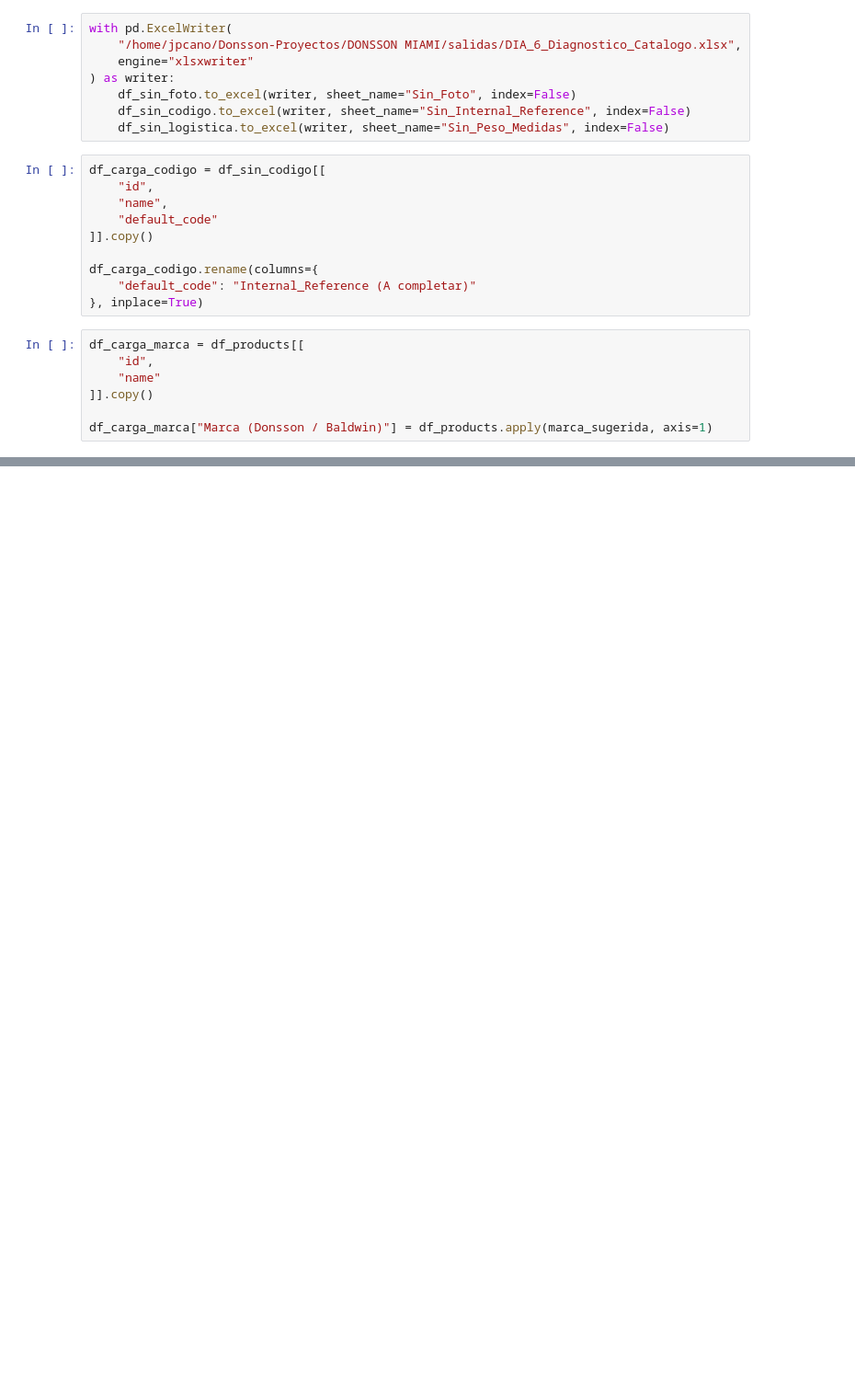
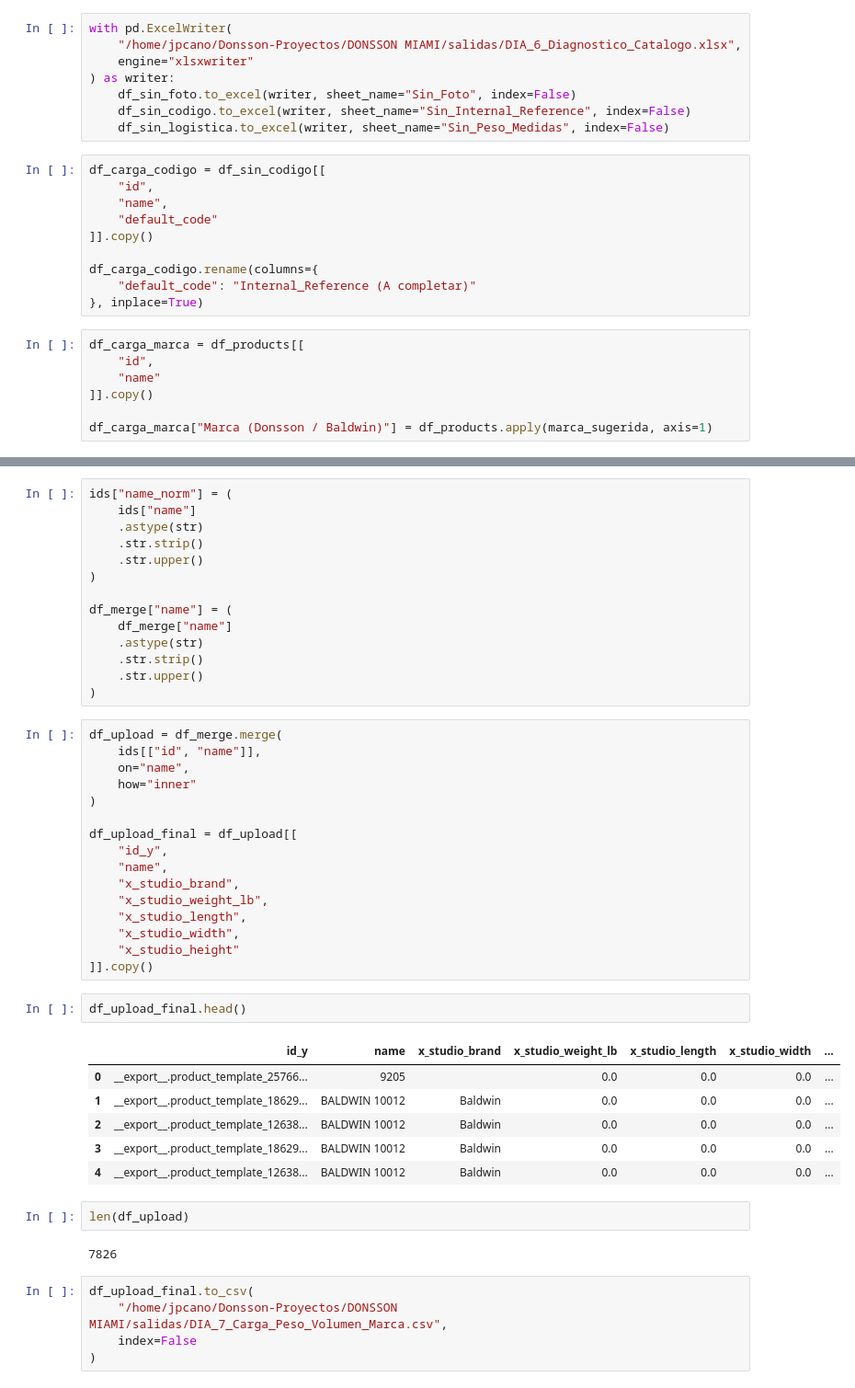
Before and after one commit to Juancanoanalyst/Donsson-Proyectos, a Jupyter notebook: DONSSON MIAMI/ETAPA1.IPYNB, the cells around one changed output, grey strips where cells are left out. Shown at 92% size. Cells and saved outputs as stored; diff of their text form; blank space fills up the shorter version.

```diff
--- a/DONSSON MIAMI/ETAPA1.IPYNB
+++ b/DONSSON MIAMI/ETAPA1.IPYNB
@@ -172,0 +421,48 @@ with pd.ExcelWriter(
+# %%
+ids["name_norm"] = (
+    ids["name"]
+    .astype(str)
+    .str.strip()
+    .str.upper()
+)
+
+df_merge["name"] = (
+    df_merge["name"]
+    .astype(str)
+    .str.strip()
+    .str.upper()
+)
+# %%
+df_upload = df_merge.merge(
+    ids[["id", "name"]],
+    on="name",
+    how="inner"
+)
+
+df_upload_final = df_upload[[
+    "id_y",
+    "name",
+    "x_studio_brand",
+    "x_studio_weight_lb",
+    "x_studio_length",
+    "x_studio_width",
+    "x_studio_height"
+]].copy()
+# %%
+df_upload_final.head()
+# %% [output]
+|  | id_y | name | x_studio_brand | x_studio_weight_lb | x_studio_length | x_studio_width | ... |
+| 0 | __export__.product_template_25766... | 9205 |  | 0.0 | 0.0 | 0.0 | ... |
+| 1 | __export__.product_template_18629... | BALDWIN 10012 | Baldwin | 0.0 | 0.0 | 0.0 | ... |
+| 2 | __export__.product_template_12638... | BALDWIN 10012 | Baldwin | 0.0 | 0.0 | 0.0 | ... |
+| 3 | __export__.product_template_18629... | BALDWIN 10012 | Baldwin | 0.0 | 0.0 | 0.0 | ... |
+| 4 | __export__.product_template_12638... | BALDWIN 10012 | Baldwin | 0.0 | 0.0 | 0.0 | ... |
+# %%
+len(df_upload)
+# %% [output]
+7826
+# %%
+df_upload_final.to_csv(
+    "/home/jpcano/Donsson-Proyectos/DONSSON MIAMI/salidas/DIA_7_Carga_Peso_Volumen_Marca.csv",
+    index=False
+)
```
Also changed, not shown: parts of 26 cells of this notebook, 5 other files.
